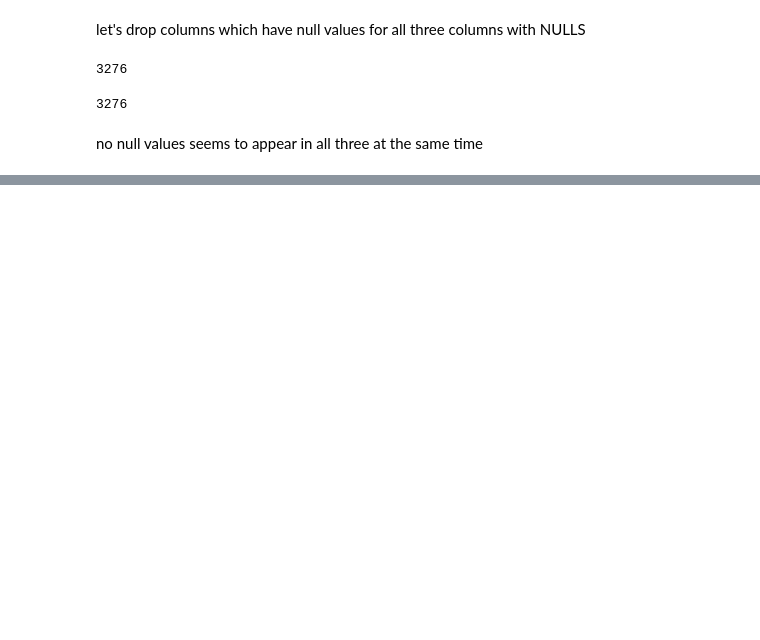
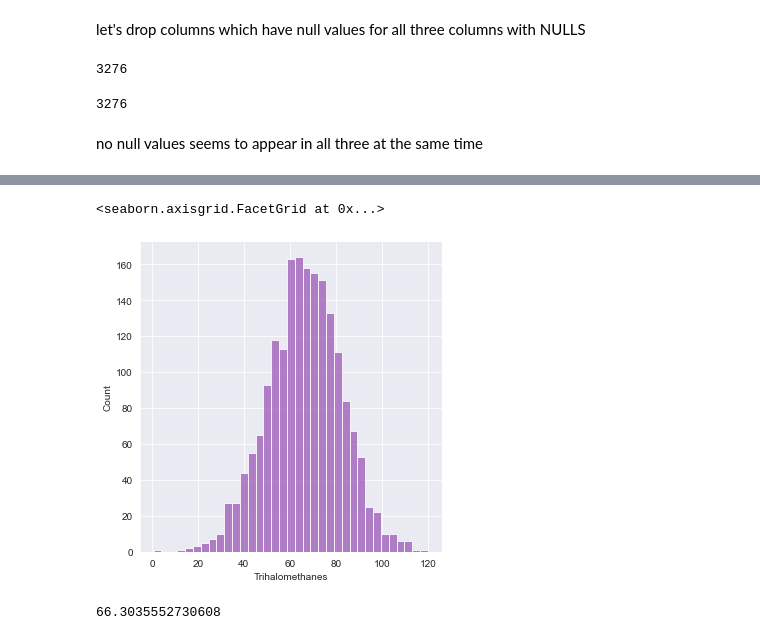
Before and after one commit to mattyjr007/Data-Science-Portfolio, a Jupyter notebook: Water Potability/Water_Potability.ipynb, the cells around one changed output, grey strips where cells are left out. Drawn from its saved outputs; the diff is of its cells as text; code cells hidden in the pictures; blank space fills up the shorter version.

```diff
--- a/Water Potability/Water_Potability.ipynb
+++ b/Water Potability/Water_Potability.ipynb
@@ -308,0 +332,9 @@ data_dic('T')
+# %%
+sns.displot(data[data['Potability']==0]['Trihalomethanes'])
+# %% [output]
+<seaborn.axisgrid.FacetGrid at 0x...>
+[figure, added]
+# %%
+data[data['Potability']==0]['Trihalomethanes'].mean()
+# %% [output]
+66.3035552730608
```
Also changed, not shown: parts of 15 cells of this notebook.
